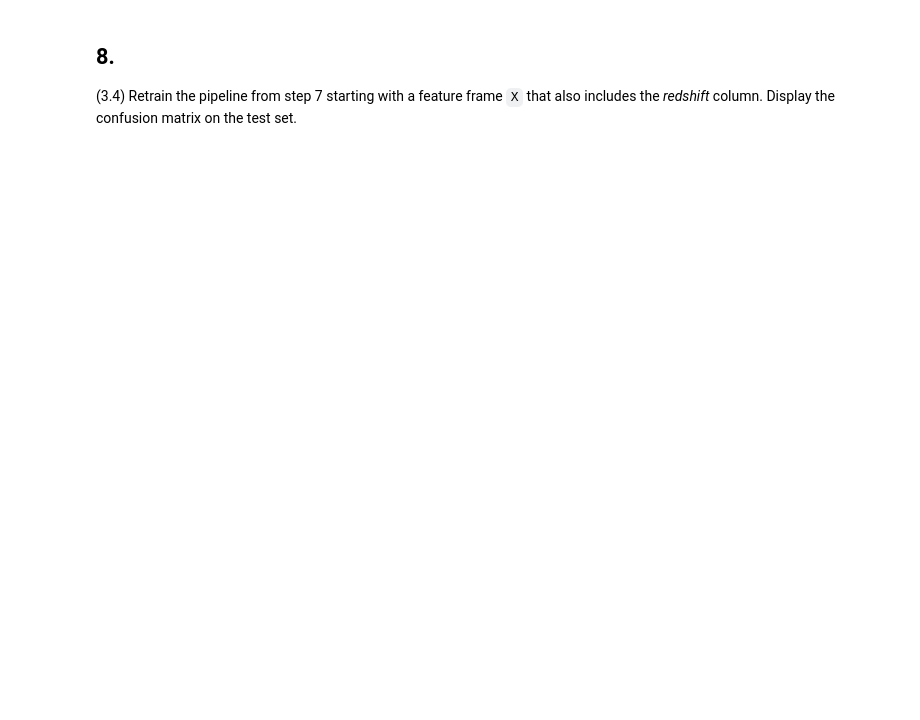
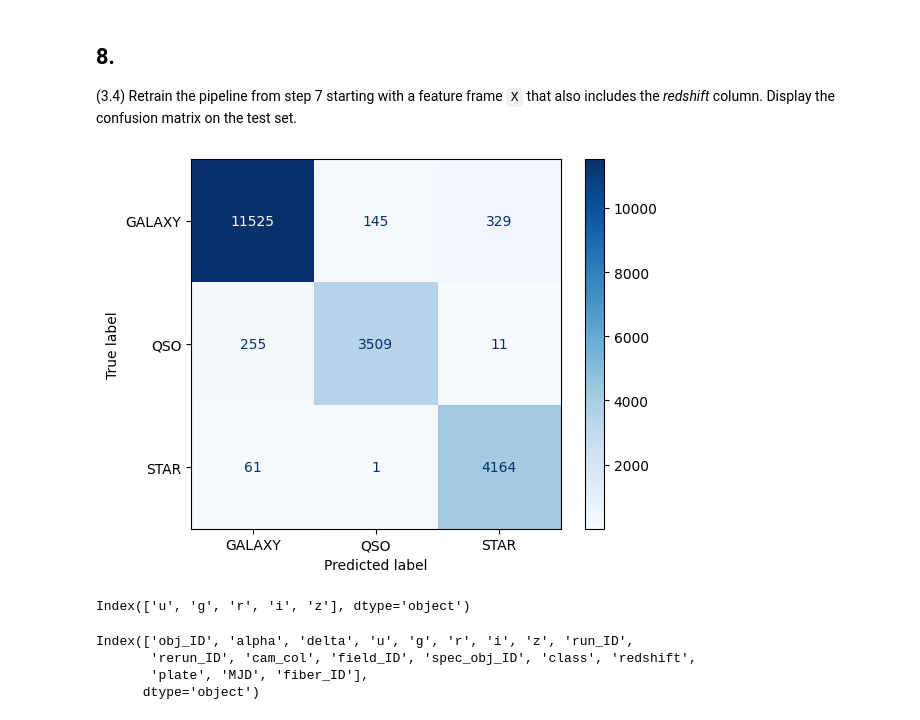
Before and after one commit to Danm2810/dataScience, a Jupyter notebook: Chapter3/stars.ipynb, the cells around one changed output. Drawn from its saved outputs; the diff is of its cells as text; code cells hidden in the pictures; blank space fills up the shorter version.

```diff
--- a/Chapter3/stars.ipynb
+++ b/Chapter3/stars.ipynb
@@ -159,7 +245,47 @@ print("OK")
 ## 8.
 (3.4) Retrain the pipeline from step 7 starting with a feature frame `X` that also includes the *redshift* column. Display the confusion matrix on the test set.
 # %%
-# Result is a plot
+from sklearn.pipeline import Pipeline
+from sklearn.preprocessing import StandardScaler
+from sklearn.neighbors import KNeighborsClassifier
+from sklearn.metrics import confusion_matrix, ConfusionMatrixDisplay
+import matplotlib.pyplot as plt
+from sklearn.model_selection import train_test_split
 
-# YOUR CODE HERE
-raise NotImplementedError()
+features_with_redshift = ["u", "g", "r", "i", "z", "redshift"]
+
+X_with_redshift = astro[features_with_redshift]
+
+y = astro["class"]
+
+X_train, X_test, y_train, y_test = train_test_split(X_with_redshift, y, test_size=0.2, shuffle=True, random_state=3383)
+
+pipe = Pipeline([
+    ('scaler', StandardScaler()),
+    ('knn', KNeighborsClassifier(n_neighbors=11))
+])
+
+pipe.fit(X_train, y_train)
+
+yhat = pipe.predict(X_test)
+
+C = confusion_matrix(y_test, yhat)
+
+cm_display = ConfusionMatrixDisplay(confusion_matrix=C, display_labels=pipe.classes_)
+
+cm_display.plot(cmap='Blues', values_format='d')
+
+plt.show()
+# %% [output]
+[figure, added]
+# %%
+print(X_train.columns)
+# %% [output]
+Index(['u', 'g', 'r', 'i', 'z'], dtype='object')
+# %%
+print(astro.columns)
+# %% [output]
+Index(['obj_ID', 'alpha', 'delta', 'u', 'g', 'r', 'i', 'z', 'run_ID',
+       'rerun_ID', 'cam_col', 'field_ID', 'spec_obj_ID', 'class', 'redshift',
+       'plate', 'MJD', 'fiber_ID'],
+      dtype='object')
```
Also changed, not shown: parts of 21 cells of this notebook, 2 other files.
